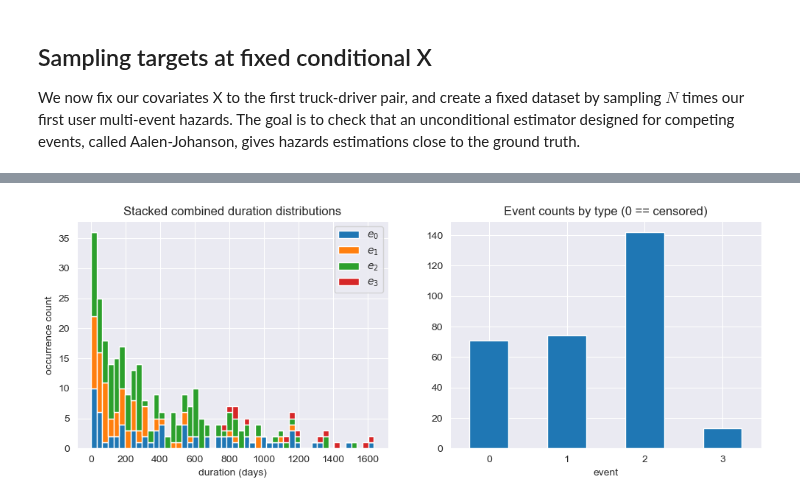
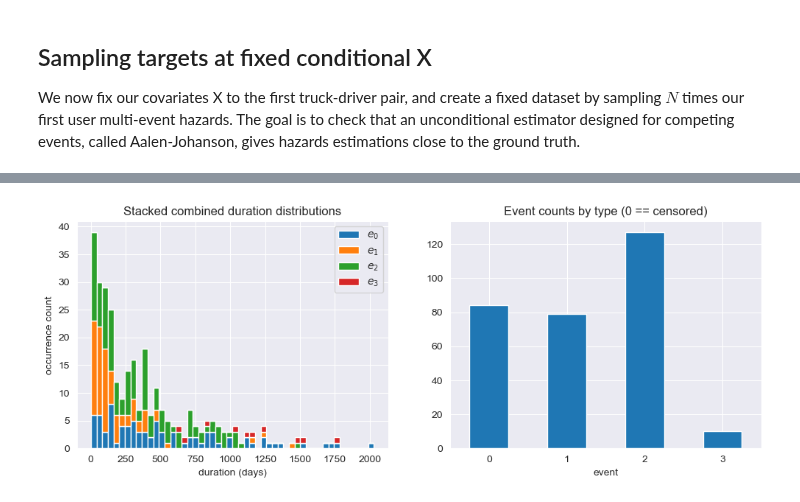
Before and after one commit to soda-inria/survival-analysis-benchmark, a Jupyter notebook: notebooks/truck_dataset.ipynb, the cells around one changed output, grey strips where cells are left out. Saved outputs shown, nothing was run; the diff lists cells and outputs as text; code cells hidden in the pictures.

```diff
--- a/notebooks/truck_dataset.ipynb
+++ b/notebooks/truck_dataset.ipynb
@@ -373,7 +373,7 @@ def sample_events_by_type(hazards, random_state=None):
     # ex: trials = [[0, 0, 1, 0, 1]] -> duration = 2
     _, first_occurrence_idxs = np.unique(occurrence_rows, return_index=True)
     duration[any_event_mask] = occurrence_cols[first_occurrence_idxs]
-    jitter = rng.rand(duration.shape[0]) - 0.5
+    jitter = rng.rand(duration.shape[0])
     return pd.DataFrame(dict(event=any_event_mask, duration=duration + jitter))
 # %% [markdown]
 Let's count the number of events of each type that would occur if event types were non-competing:
@@ -645,3 +663,7 @@ array_names
 ## Sampling targets at fixed conditional X
 
 We now fix our covariates X to the first truck-driver pair, and create a fixed dataset by sampling $N$ times our first user multi-event hazards. The goal is to check that an unconditional estimator designed for competing events, called Aalen-Johanson, gives hazards estimations close to the ground truth.
+# %%
+truck_failure_fc = sample_driver_truck_pairs_with_metadata(1, random_seed=3)
+truck_failure_fc = pd.concat([truck_failure_fc] * 300, axis="rows").reset_index(drop=True)
+truck_failure_fc
@@ -648,8 +684,10 @@ We now fix our covariates X to the first truck-driver pair, and create a fixed d
 # %%
-df_fixed_condition, hazards_fixed_condition = generate_competing_risk_truck_data(
-    300, fixed_condition=True, uniform_censoring_weight=1.0, random_seed=3
-)
-plot_stacked_occurrences(df_fixed_condition)
+(
+    truck_failure_fc_events,
+    truck_failure_fc_events_uncensored,
+    all_hazards_fc,
+) = sample_competing_events(truck_failure_fc, random_seed=42)
+plot_stacked_occurrences(truck_failure_fc_events)
 # %% [output]
-[figure, old version]
+[figure, new version]
 # %%
```
Also changed, not shown: parts of 18 cells of this notebook, 1 other file.
